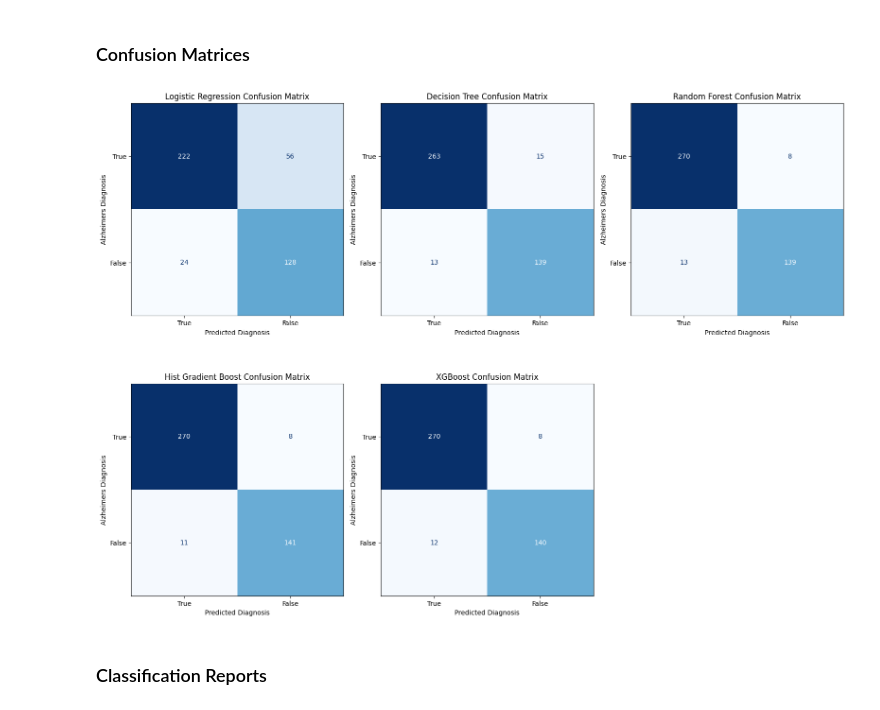
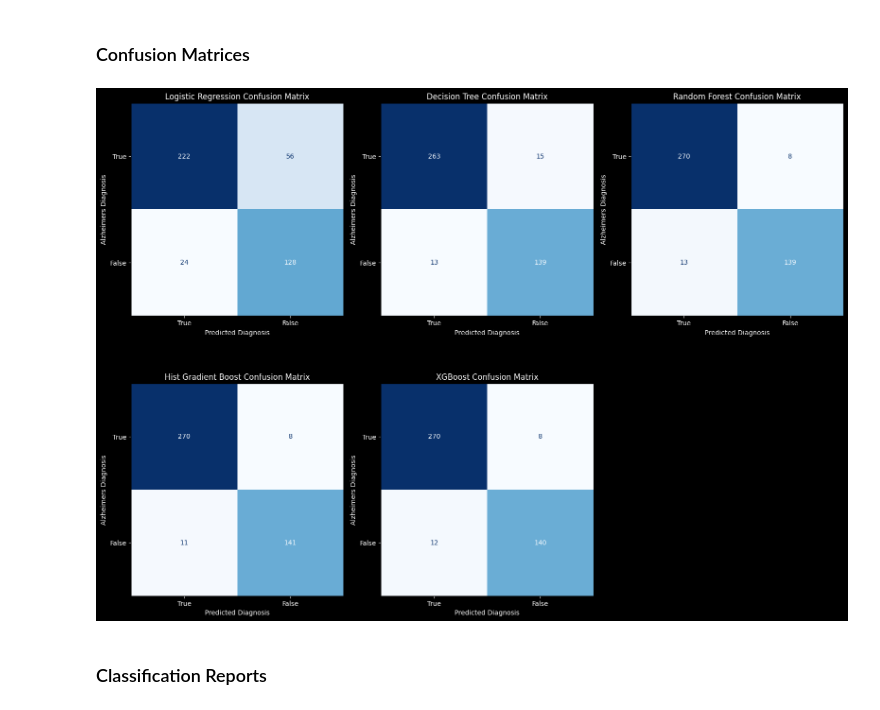
Before and after one commit to Spakshots/NeuroCurve, a Jupyter notebook: NeuroPy/visualization.ipynb, the cells around one changed output. Drawn from its saved outputs; the diff is of its cells as text; code cells hidden in the pictures.

```diff
--- a/NeuroPy/visualization.ipynb
+++ b/NeuroPy/visualization.ipynb
@@ -116,14 +115,13 @@ dtype: int64
 ## Processing
 # %%
 os.chdir('..')
-def pre_process_CSV(OGCSV):
-    """Drops any unnecessary features of the original dataset."""
-    pre_processed_CSV = OGCSV.drop(columns=["PatientID", "Diabetes", "CardiovascularDisease", "DoctorInCharge", "Depression", "SystolicBP", "DiastolicBP"])
-    pre_processed_CSV.to_csv('CSV/output_CSVs/processed.csv',index=False)
-    return pre_processed_CSV
 NeuroCurveOG = pd.read_csv("CSV/alzheimers_disease_data.csv")
-usableCSV = pre_process_CSV(NeuroCurveOG)
-
+"Drops any unnecessary features of the original dataset"
+def pre_process():
+    usableCSV = NeuroCurveOG.drop(columns=["PatientID", "Diabetes", "CardiovascularDisease", "DoctorInCharge", "Depression", "SystolicBP", "DiastolicBP"])
+    usableCSV.to_csv('CSV/output_CSVs/processed.csv',index=False)
+pre_process()
+usableCSV = pd.read_csv('CSV/output_CSVs/processed.csv')
 os.chdir('NeuroPy')
 
 X = usableCSV.drop(columns=['Diagnosis'])
@@ -136,8 +134,6 @@ X = pd.get_dummies(X, drop_first=True)  # One-hot encoding
 ''' Scale features '''
 scaler = StandardScaler()
 X_scaled = scaler.fit_transform(X)
-
-NeuroCurveOG.describe()
 # %% [markdown]
 ## Model Test Split
 # %%
@@ -319,19 +318,28 @@ display(d_tree_Comprehensible)
 # %%
 fig, axes = plt.subplots(2, 3, figsize=(16, 12))
 for model_name, metrics in results.items():
     row, col, title = metrics['plot_pos']
     y_pred = metrics['y_pred']
     cm = confusion_matrix(y_test, y_pred)
     disp = ConfusionMatrixDisplay(cm, display_labels=["True", "False"])
     disp.plot(ax=axes[row][col], colorbar=False, cmap="Blues")
-    axes[row][col].set_title(f"{title} Confusion Matrix")
-    axes[row][col].set_ylabel("Alzheimers Diagnosis")
-    axes[row][col].set_xlabel("Predicted Diagnosis")
+    axes[row][col].set_title(f"{title} Confusion Matrix", color='white')
+    axes[row][col].set_ylabel("Alzheimers Diagnosis", color='white')
+    axes[row][col].set_xlabel("Predicted Diagnosis", color='white')
+
+    axes[row][col].set_facecolor('black')
+    axes[row][col].figure.patch.set_facecolor(color='black')
+
+    axes[row][col].tick_params(axis='x', colors='white')
+    axes[row][col].tick_params(axis='y', colors='white')
+
+
+
 fig.delaxes(axes[1][2])
 plt.tight_layout()
 plt.show()
 # %% [output]
-[figure, old version]
+[figure, new version]
 # %% [markdown]
 ### Classification Reports
 # %%
```
Also changed, not shown: parts of 6 cells of this notebook.
